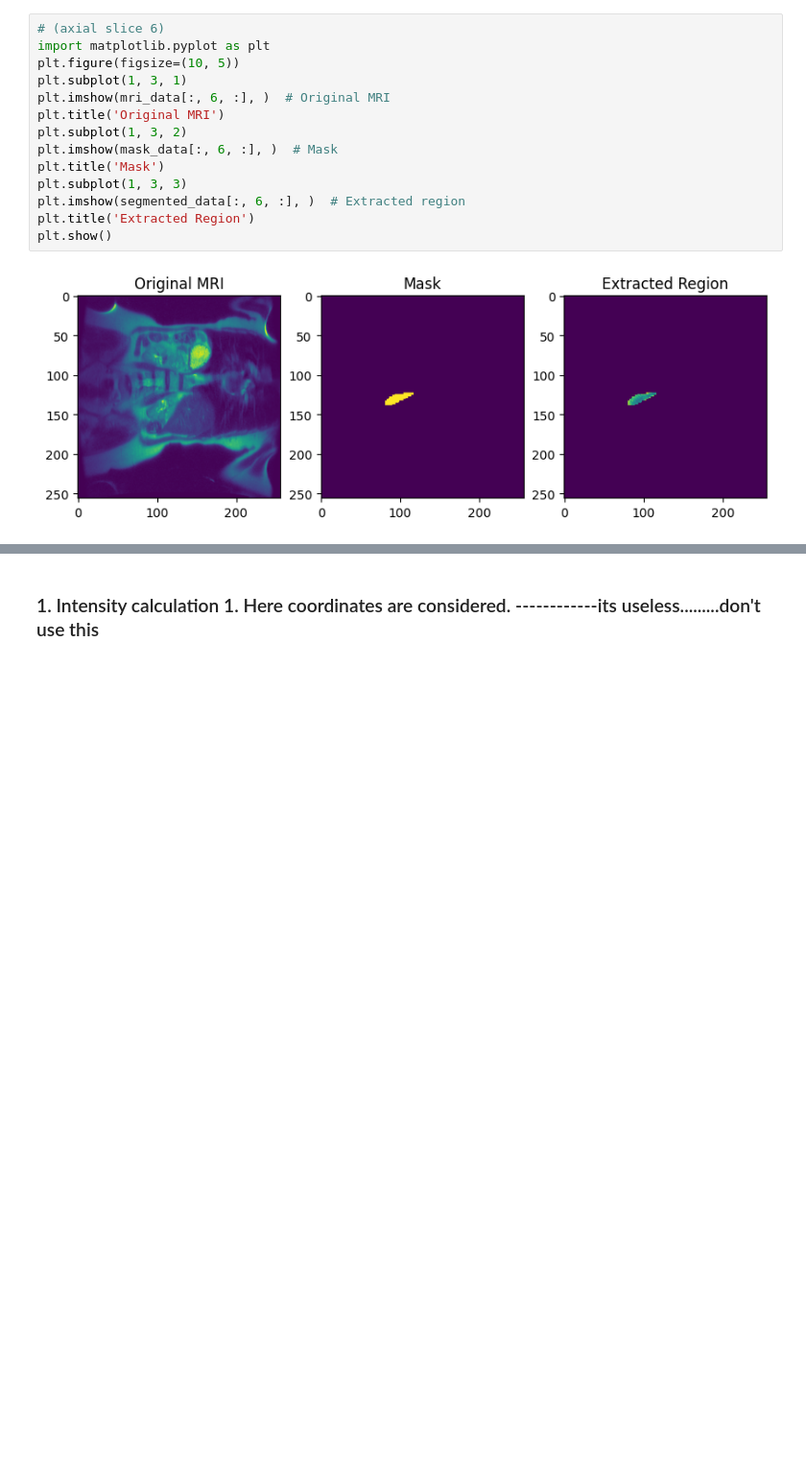
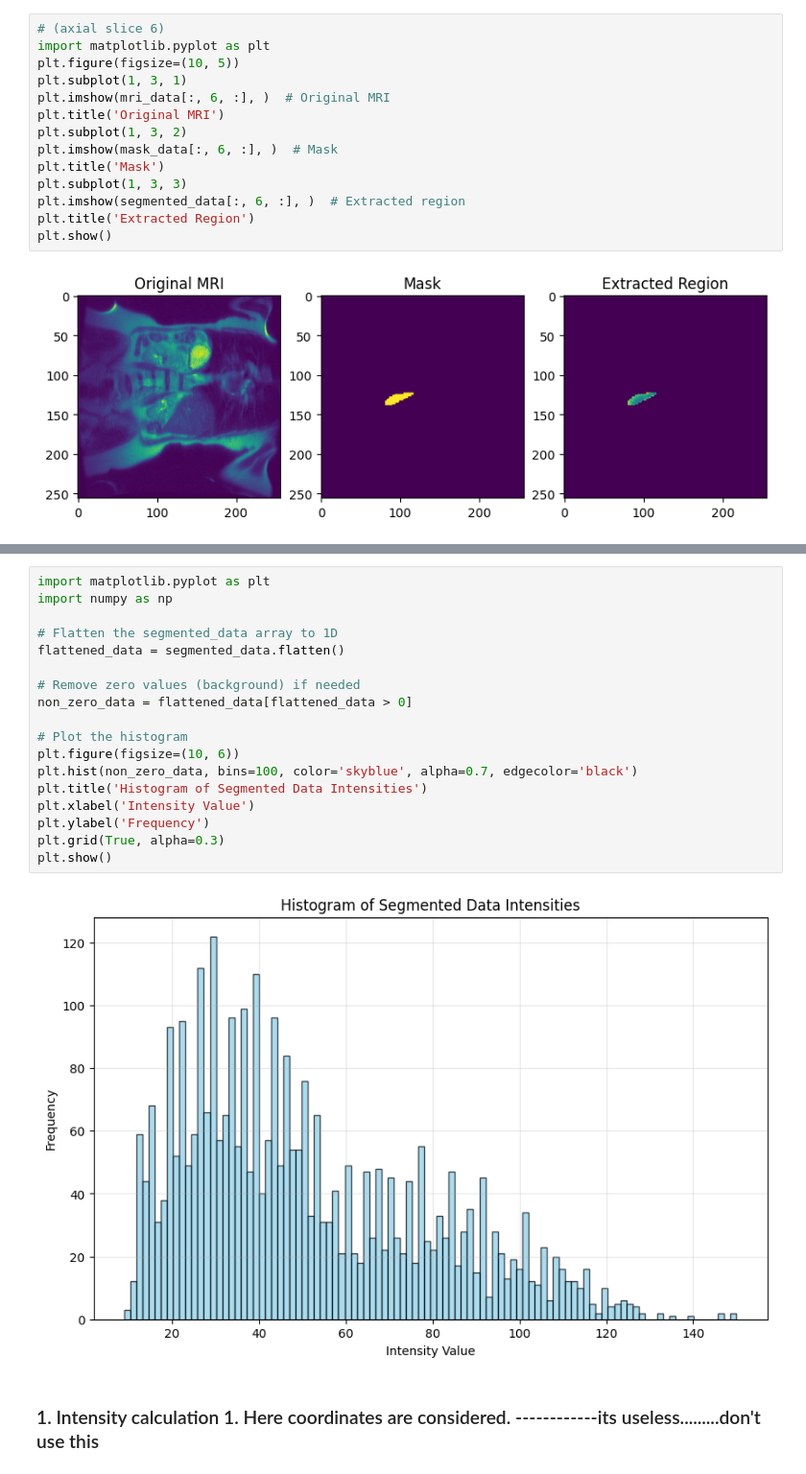
Before and after one commit to prabal5ghosh/Inria_Medical_Imageing_Internship_prabal, a Jupyter notebook: segmented_pixels_intensity.ipynb, the cells around one changed output, grey strips where cells are left out. Shown at 96% size. Drawn from its saved outputs; the diff is of its cells as text; blank space fills up the shorter version.

```diff
--- a/segmented_pixels_intensity.ipynb
+++ b/segmented_pixels_intensity.ipynb
@@ -133,3 +147,23 @@ plt.show()
+# %%
+import matplotlib.pyplot as plt
+import numpy as np
+
+# Flatten the segmented_data array to 1D
+flattened_data = segmented_data.flatten()
+
+# Remove zero values (background) if needed
+non_zero_data = flattened_data[flattened_data > 0]
+
+# Plot the histogram
+plt.figure(figsize=(10, 6))
+plt.hist(non_zero_data, bins=100, color='skyblue', alpha=0.7, edgecolor='black')
+plt.title('Histogram of Segmented Data Intensities')
+plt.xlabel('Intensity Value')
+plt.ylabel('Frequency')
+plt.grid(True, alpha=0.3)
+plt.show()
+# %% [output]
+[figure, added]
 # %% [markdown]
 ### 1. Intensity calculation 1.  Here coordinates are considered. ------------its useless.........don't use this
 # %%
```
Also changed, not shown: parts of 1 cell of this notebook.
